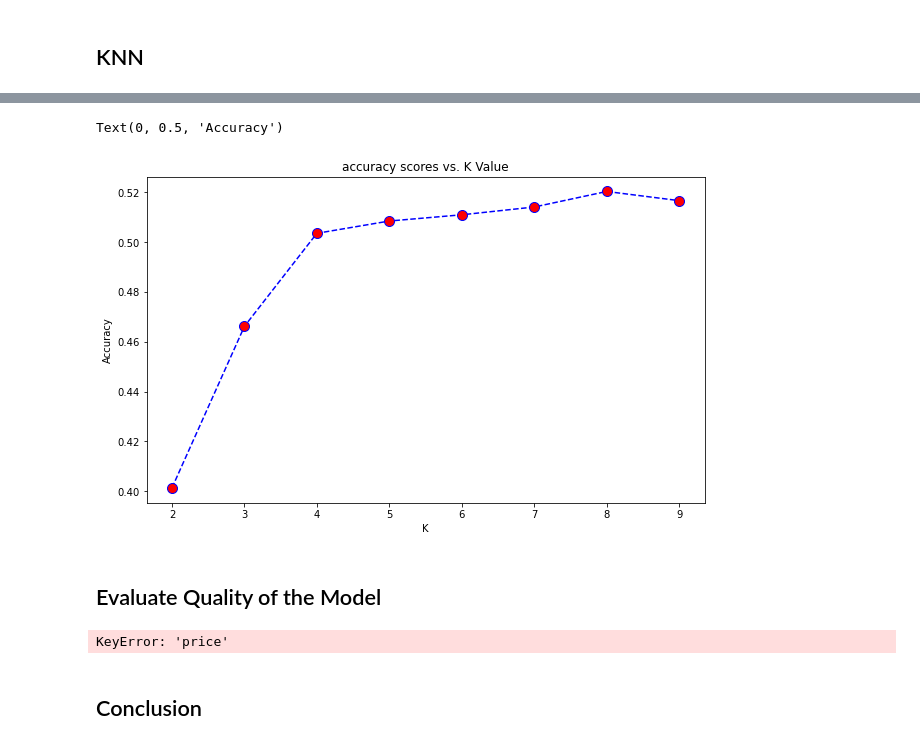
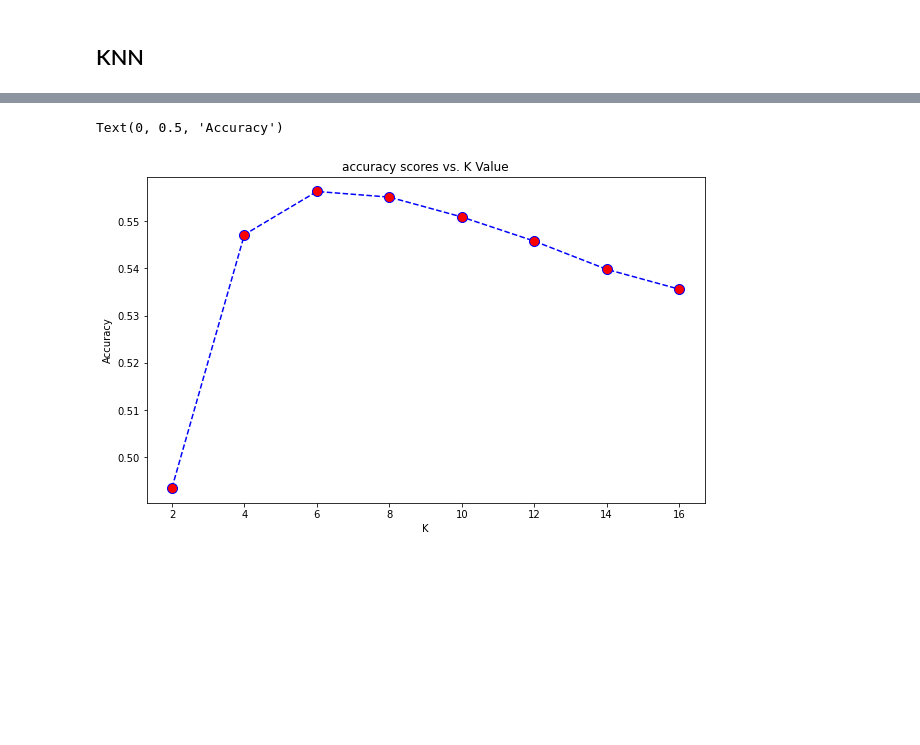
Before and after one commit to nicolerichter1989/mid-bootcamp-project, a Jupyter notebook: Regression Project - Housing Prices.ipynb, the cells around one changed output, grey strips where cells are left out. Saved outputs shown, nothing was run; the diff lists cells and outputs as text; code cells hidden in the pictures; blank space fills up the shorter version.

```diff
--- a/Regression Project - Housing Prices.ipynb
+++ b/Regression Project - Housing Prices.ipynb
@@ -990,3 +960,0 @@ Xwl_train, Xwl_test, ywl_train, ywl_test = train_test_split(Xwl, ywl, test_size=
-# %%
-model = LinearRegression()
-model.fit(Xwl_train, ywl_train)
@@ -1030,6 +961,2 @@ SyntaxError: invalid syntax (<ipython-input-86-0d03dd1dba2d>, line 3)
 # %% [markdown]
 ## KNN
-# %%
-# KNN
-for i in range(2,10):
-for i in [10, 20, 30, 40, 50]
@@ -1038,19 +963,27 @@ SyntaxError: invalid syntax (<ipython-input-89-c42182bbe7c4>, line 3)
+# %%
+# X/Y Split - apply on best performing model
+
+Xknn = model_df_w_b.drop('price_wins_97.5%', axis=1)
+yknn = model_df_w_b['price_wins_97.5%']
+Xknn_train, Xknn_test, yknn_train, yknn_test = train_test_split(Xknn, yknn, test_size=0.3, random_state=1)
 # %%
-from sklearn.neighbors import KNeighborsRegressor
+# choose best value for k
+
 scores = []
-for i in range(2,10):
+#for i in range(2,10):
+for i in [2, 4, 6, 8, 10, 12, 14, 16]:
     model = KNeighborsRegressor(n_neighbors=i)
-    model.fit(X_train, y_train)
-    scores.append(model.score(X_test, y_test))
+    model.fit(Xknn_train, yknn_train)
+    scores.append(model.score(Xknn_test, yknn_test))
 # %%
+# choose best value for k
+
 plt.figure(figsize=(10,6))
-plt.plot(range(2,10),scores,color = 'blue', linestyle='dashed',
+plt.plot([2, 4, 6, 8, 10, 12, 14, 16],scores,color = 'blue', linestyle='dashed',
          marker='o', markerfacecolor='red', markersize=10)
 plt.title('accuracy scores vs. K Value')
 plt.xlabel('K')
 plt.ylabel('Accuracy')
 # %% [output]
 Text(0, 0.5, 'Accuracy')
-[figure, old version]
+[figure, new version]
-# %% [markdown]
-## Evaluate Quality of the Model
@@ -1071,10 +989,0 @@ plt.show()
-# %%
-# Analyzing results
-# hint: to analyse your results, it might be a good idea to add your predictions to your dataframe
-# visually evaluate model
-
-sns.regplot(X['price'], y, line_kws={"color": "red"})
-# %% [output]
-KeyError: 'price'
-# %% [markdown]
-## Conclusion
```
Also changed, not shown: parts of 41 cells of this notebook.
